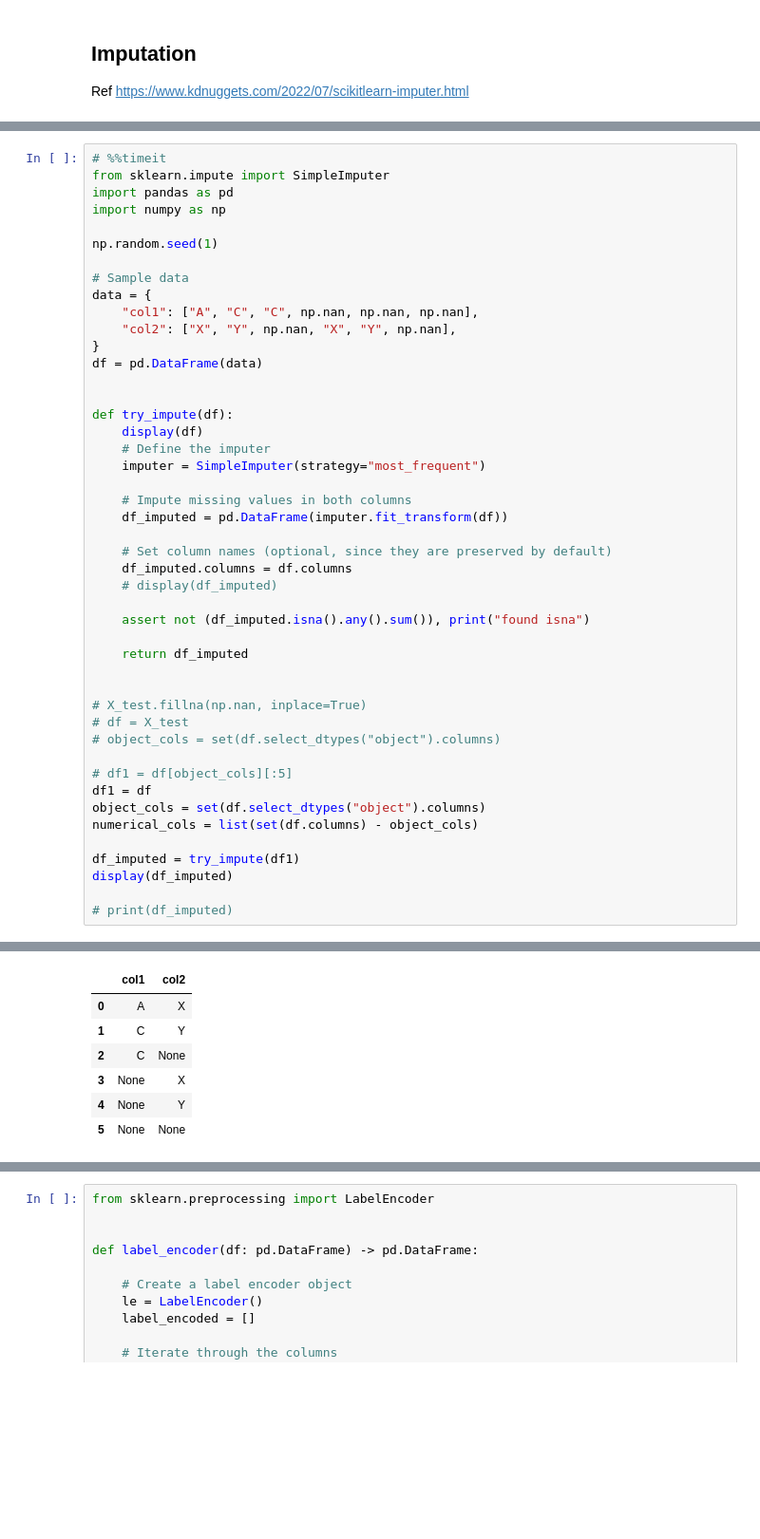
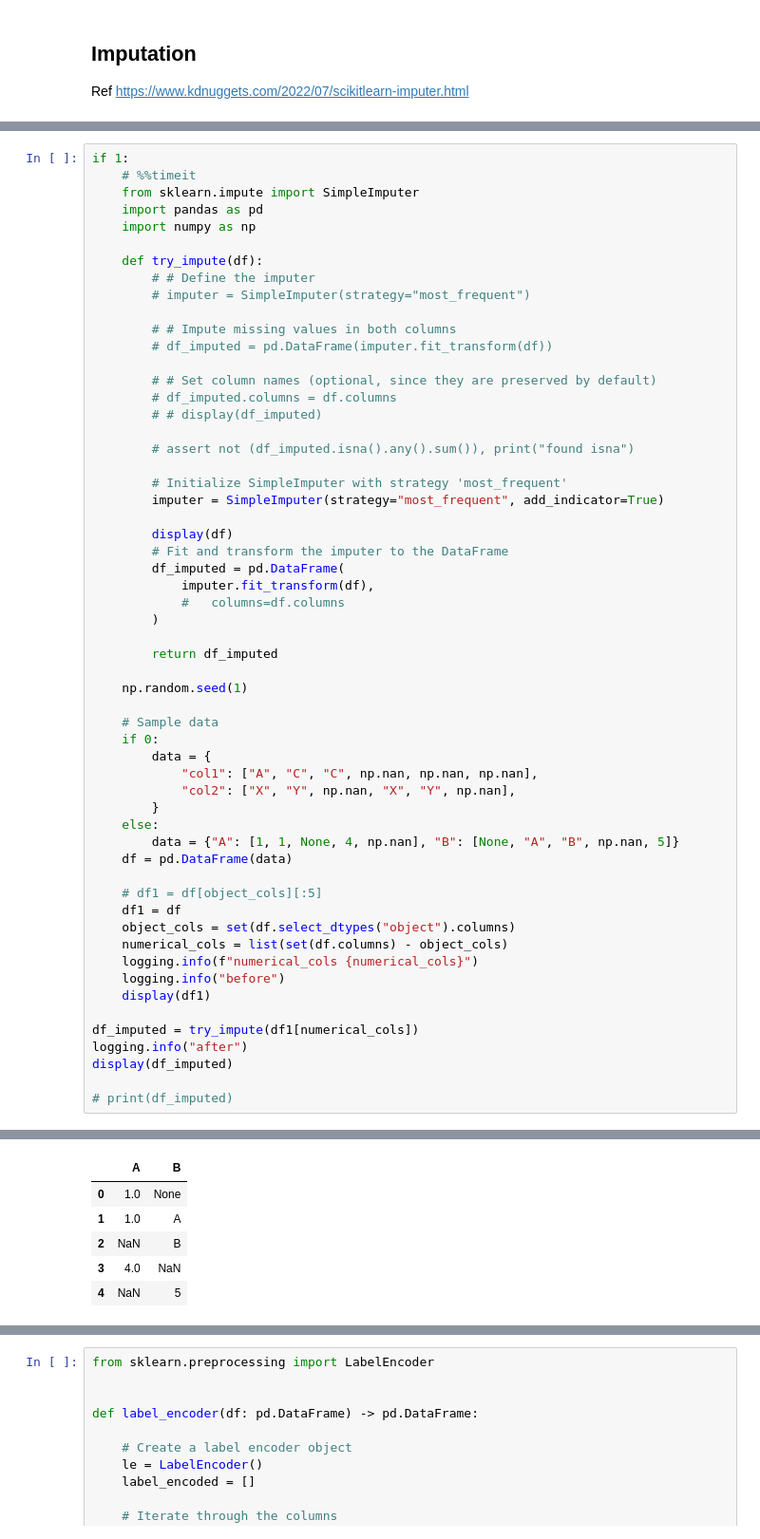
Before and after one commit to VincentChong123/kaggle-home-credit-default-risk, a Jupyter notebook: 2018/predict.ipynb, the cells around one changed output, grey strips where cells are left out. Shown: that part at 95% size. Cells and saved outputs as stored; diff of their text form; blank space fills up the shorter version.

Commit message:
is imputed

```diff
--- a/2018/predict.ipynb
+++ b/2018/predict.ipynb
@@ -227,46 +302,57 @@ missingno.matrix(X_test)
 # %%
-# %%timeit
-from sklearn.impute import SimpleImputer
-import pandas as pd
-import numpy as np
+if 1:
+    # %%timeit
+    from sklearn.impute import SimpleImputer
+    import pandas as pd
+    import numpy as np
 
-np.random.seed(1)
+    def try_impute(df):
+        # # Define the imputer
+        # imputer = SimpleImputer(strategy="most_frequent")
 
-# Sample data
-data = {
-    "col1": ["A", "C", "C", np.nan, np.nan, np.nan],
-    "col2": ["X", "Y", np.nan, "X", "Y", np.nan],
-}
-df = pd.DataFrame(data)
+        # # Impute missing values in both columns
+        # df_imputed = pd.DataFrame(imputer.fit_transform(df))
 
+        # # Set column names (optional, since they are preserved by default)
+        # df_imputed.columns = df.columns
+        # # display(df_imputed)
 
-def try_impute(df):
-    display(df)
-    # Define the imputer
-    imputer = SimpleImputer(strategy="most_frequent")
+        # assert not (df_imputed.isna().any().sum()), print("found isna")
 
-    # Impute missing values in both columns
-    df_imputed = pd.DataFrame(imputer.fit_transform(df))
+        # Initialize SimpleImputer with strategy 'most_frequent'
+        imputer = SimpleImputer(strategy="most_frequent", add_indicator=True)
 
-    # Set column names (optional, since they are preserved by default)
-    df_imputed.columns = df.columns
-    # display(df_imputed)
+        display(df)
+        # Fit and transform the imputer to the DataFrame
+        df_imputed = pd.DataFrame(
+            imputer.fit_transform(df),
+            #   columns=df.columns
+        )
 
-    assert not (df_imputed.isna().any().sum()), print("found isna")
+        return df_imputed
 
-    return df_imputed
+    np.random.seed(1)
 
+    # Sample data
+    if 0:
+        data = {
+            "col1": ["A", "C", "C", np.nan, np.nan, np.nan],
+            "col2": ["X", "Y", np.nan, "X", "Y", np.nan],
+        }
+    else:
+        data = {"A": [1, 1, None, 4, np.nan], "B": [None, "A", "B", np.nan, 5]}
+    df = pd.DataFrame(data)
 
-# X_test.fillna(np.nan, inplace=True)
-# df = X_test
-# object_cols = set(df.select_dtypes("object").columns)
+    # df1 = df[object_cols][:5]
+    df1 = df
+    object_cols = set(df.select_dtypes("object").columns)
+    numerical_cols = list(set(df.columns) - object_cols)
+    logging.info(f"numerical_cols {numerical_cols}")
+    logging.info("before")
+    display(df1)
 
-# df1 = df[object_cols][:5]
-df1 = df
-object_cols = set(df.select_dtypes("object").columns)
-numerical_cols = list(set(df.columns) - object_cols)
-
-df_imputed = try_impute(df1)
+df_imputed = try_impute(df1[numerical_cols])
+logging.info("after")
 display(df_imputed)
 
 # print(df_imputed)
@@ -274,7 +362,6 @@ display(df_imputed)
-|  | col1 | col2 |
-| 0 | A | X |
-| 1 | C | Y |
-| 2 | C | None |
-| 3 | None | X |
-| 4 | None | Y |
-| 5 | None | None |
+|  | A | B |
+| 0 | 1.0 | None |
+| 1 | 1.0 | A |
+| 2 | NaN | B |
+| 3 | 4.0 | NaN |
+| 4 | NaN | 5 |
```
Also changed, not shown: parts of 20 cells of this notebook, 1 other file.
